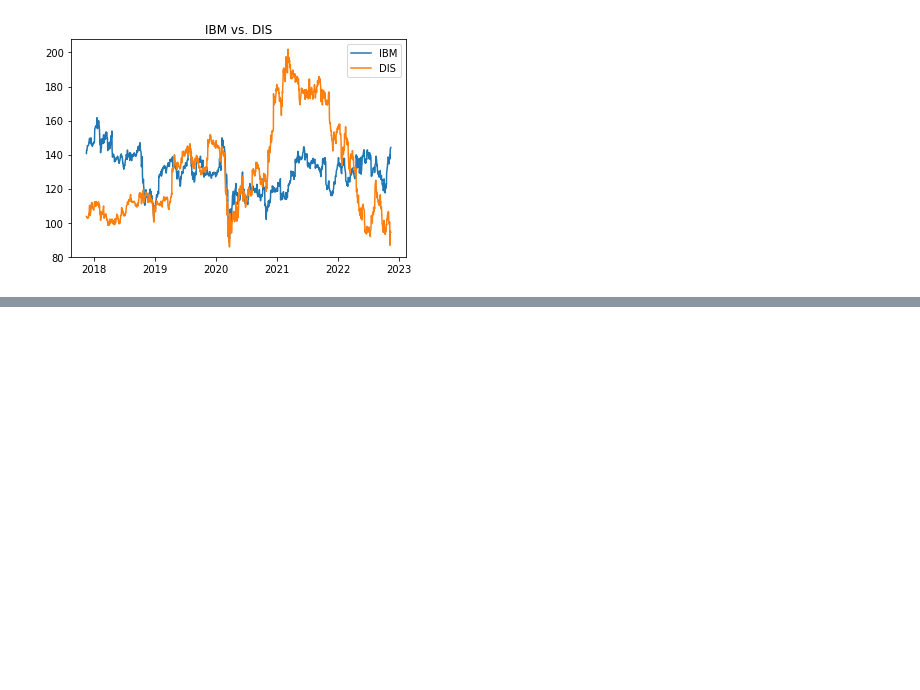
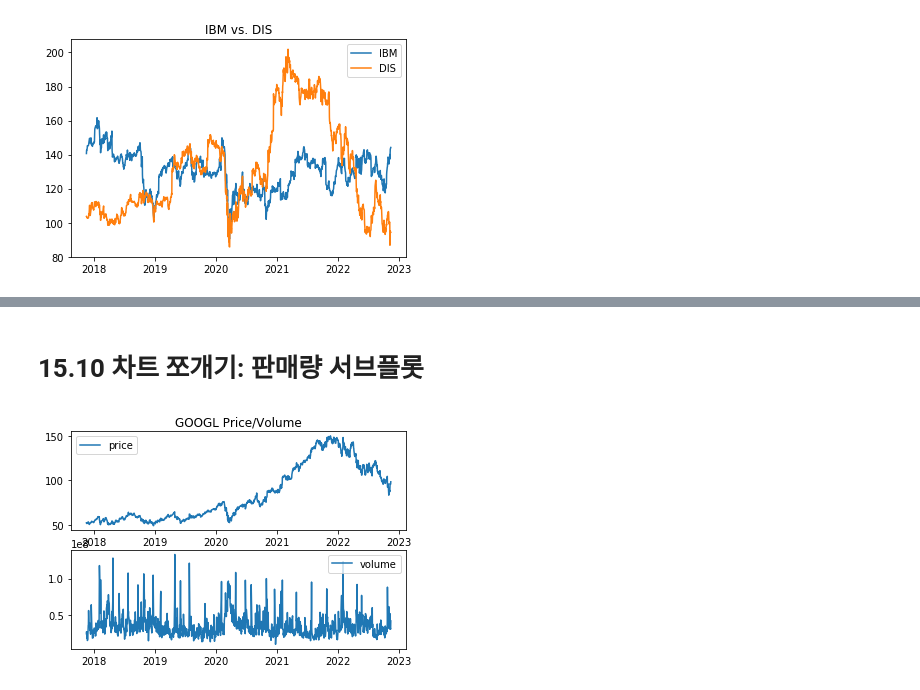
Before and after one commit to seturi/SuperchargedPython, a Jupyter notebook: Ch15.인터넷에서 금융 데이터 가져오기.ipynb, the cells around one changed output, grey strips where cells are left out. Cells and saved outputs as stored; diff of their text form; code cells hidden in the pictures; blank space fills up the shorter version.

```diff
--- a/Ch15.인터넷에서 금융 데이터 가져오기.ipynb
+++ b/Ch15.인터넷에서 금융 데이터 가져오기.ipynb
@@ -165,0 +236,20 @@ if __name__ == '__main__':
+# %% [markdown]
+# 15.10 차트 쪼개기: 판매량 서브플롯
+# %%
+def do_split_plot(stock_df, name_str):
+    '''서브플롯이 있는 그래프를 그린다.
+    웹에서 읽어 온 주식 데이터 프레임 stock_df를 사용한다.
+    '''
+    plt.subplot(2, 1, 1)                 # 위쪽 그래프를 그린다
+    makeplot(stock_df, 'Close', 'price')
+    plt.title(name_str + ' Price/Volume')
+    plt.subplot(2, 1, 2)                  # 아래쪽 그래프를 그린다
+    makeplot(stock_df, 'Volume', 'volume')
+    plt.show()
+
+# 메인 모듈이면 테스트를 수행한다.
+if __name__ == '__main__':
+    stock_df = load_stock('GOOGL')
+    do_split_plot(stock_df, 'GOOGL')
+# %% [output]
+[figure, added]
```
Also changed, not shown: parts of 9 cells of this notebook, 2 other files.
